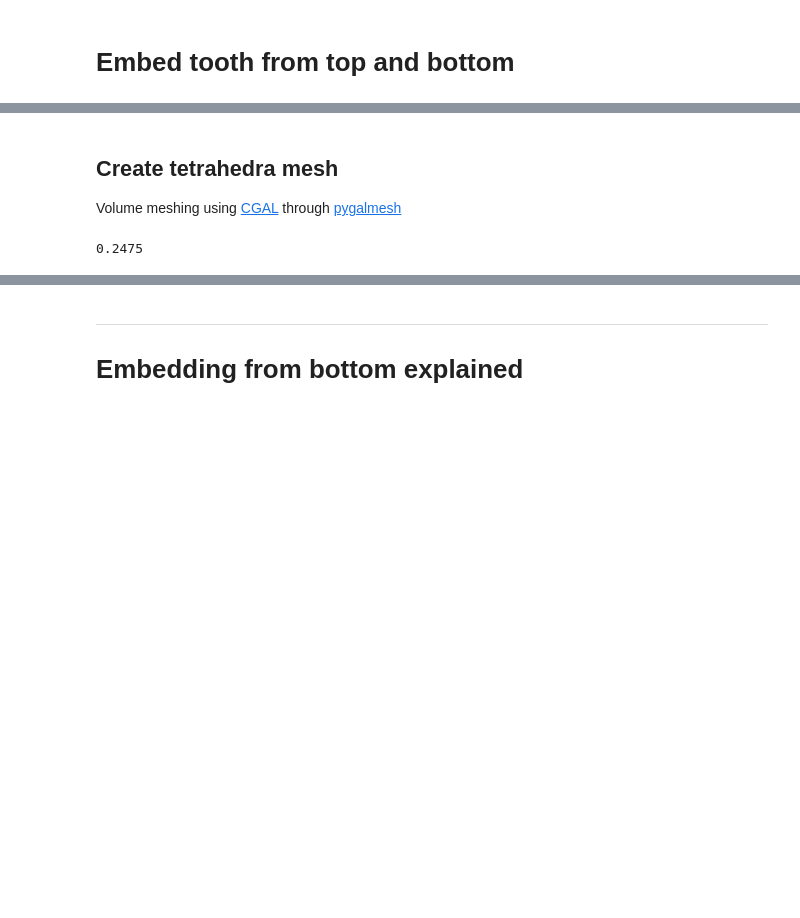
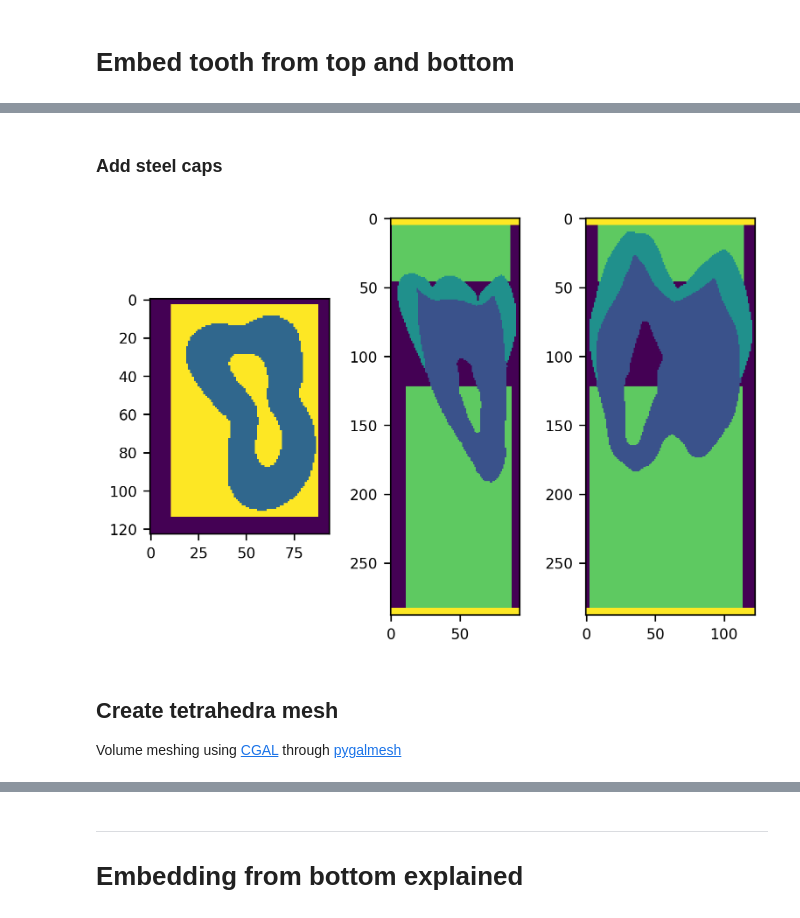
Before and after one commit to ciclope-microFE/ciclope, a Jupyter notebook: examples/ciclope_ex03_tetraFE_tooth_CalculiX.ipynb, the cells around one changed output, grey strips where cells are left out. Cells and saved outputs as stored; diff of their text form; code cells hidden in the pictures; blank space fills up the shorter version.

```diff
--- a/examples/ciclope_ex03_tetraFE_tooth_CalculiX.ipynb
+++ b/examples/ciclope_ex03_tetraFE_tooth_CalculiX.ipynb
@@ -137,3 +138,11 @@ plot_midplanes(data_for_meshing_embedded)
+# %% [markdown]
+### Add steel caps
+# %%
+data_for_meshing_embedded = add_cap(data_for_meshing_embedded, cap_thickness=5, cap_val=4)
+# %%
+plot_midplanes(data_for_meshing_embedded)
+# %% [output]
+[figure, added]
 # %% [markdown]
 ## Create tetrahedra mesh
 Volume meshing using [CGAL](https://www.cgal.org/) through [pygalmesh](https://github.com/nschloe/pygalmesh)
@@ -144,4 +148,0 @@ import pygalmesh
-# %%
-5*1.2*min(vs)
-# %% [output]
-0.2475
```
Also changed, not shown: parts of 45 cells of this notebook, 4 other files.
